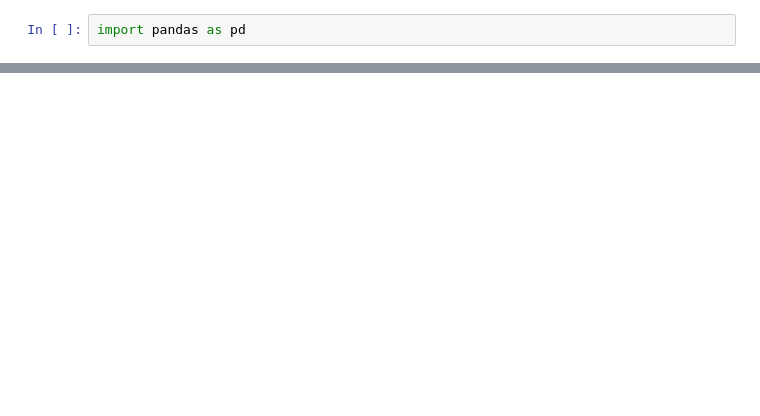
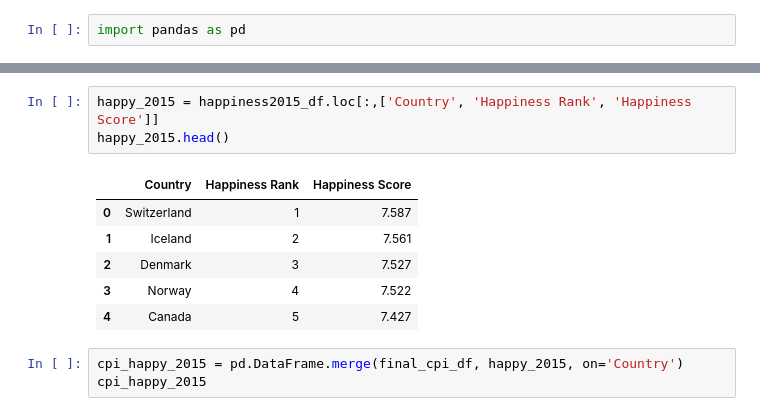
Before and after one commit to vietti09/branch_test, a Jupyter notebook: ConsumerPriceIndex.ipynb, the cells around one changed output, grey strips where cells are left out. Drawn from its saved outputs; the diff is of its cells as text; blank space fills up the shorter version.

```diff
--- a/ConsumerPriceIndex.ipynb
+++ b/ConsumerPriceIndex.ipynb
@@ -62,0 +72,13 @@ cpi_df = cpi_df[cpi_df.loc["Indicator Name"]== "Consumer Price Index, All items"
+# %%
+happy_2015 = happiness2015_df.loc[:,['Country', 'Happiness Rank', 'Happiness Score']]
+happy_2015.head()
+# %% [output]
+|  | Country | Happiness Rank | Happiness Score |
+| 0 | Switzerland | 1 | 7.587 |
+| 1 | Iceland | 2 | 7.561 |
+| 2 | Denmark | 3 | 7.527 |
+| 3 | Norway | 4 | 7.522 |
+| 4 | Canada | 5 | 7.427 |
+# %%
+cpi_happy_2015 = pd.DataFrame.merge(final_cpi_df, happy_2015, on='Country')
+cpi_happy_2015
```
Also changed, not shown: parts of 6 cells of this notebook, 1 other file.
